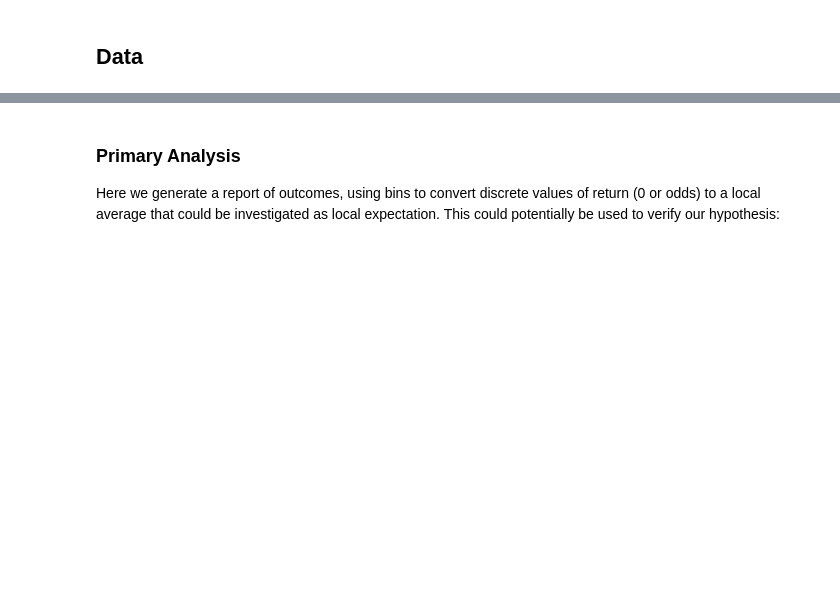
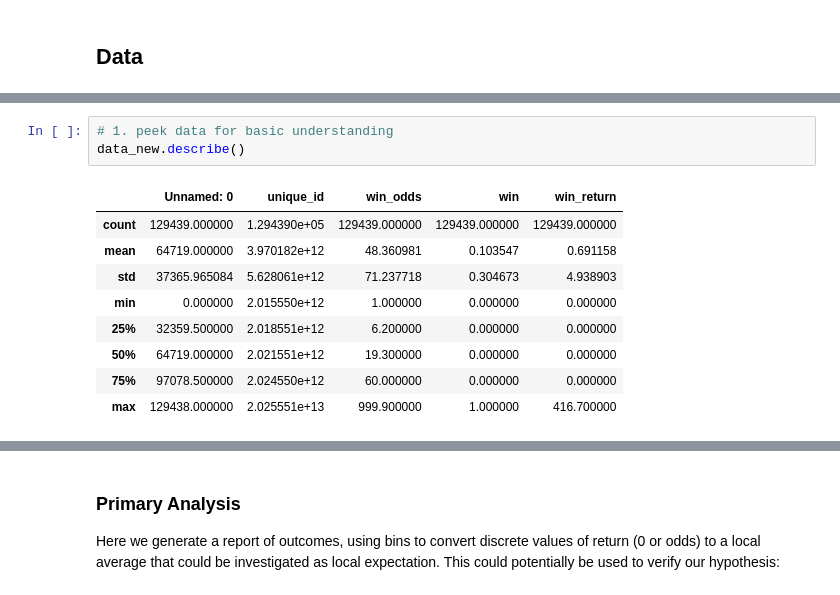
Before and after one commit to RuobingWang1/horse-racing-odds-analysis, a Jupyter notebook: 03-FinalProject.ipynb, the cells around one changed output, grey strips where cells are left out. Drawn from its saved outputs; the diff is of its cells as text; blank space fills up the shorter version.

```diff
--- a/03-FinalProject.ipynb
+++ b/03-FinalProject.ipynb
@@ -100,0 +311,13 @@ Instructions: REPLACE the contents of this cell with your work, including any up
+# %%
+# 1. peek data for basic understanding
+data_new.describe()
+# %% [output]
+|  | Unnamed: 0 | unique_id | win_odds | win | win_return |
+| count | 129439.000000 | 1.294390e+05 | 129439.000000 | 129439.000000 | 129439.000000 |
+| mean | 64719.000000 | 3.970182e+12 | 48.360981 | 0.103547 | 0.691158 |
+| std | 37365.965084 | 5.628061e+12 | 71.237718 | 0.304673 | 4.938903 |
+| min | 0.000000 | 2.015550e+12 | 1.000000 | 0.000000 | 0.000000 |
+| 25% | 32359.500000 | 2.018551e+12 | 6.200000 | 0.000000 | 0.000000 |
+| 50% | 64719.000000 | 2.021551e+12 | 19.300000 | 0.000000 | 0.000000 |
+| 75% | 97078.500000 | 2.024550e+12 | 60.000000 | 0.000000 | 0.000000 |
+| max | 129438.000000 | 2.025551e+13 | 999.900000 | 1.000000 | 416.700000 |
```
Also changed, not shown: parts of 41 cells of this notebook.
